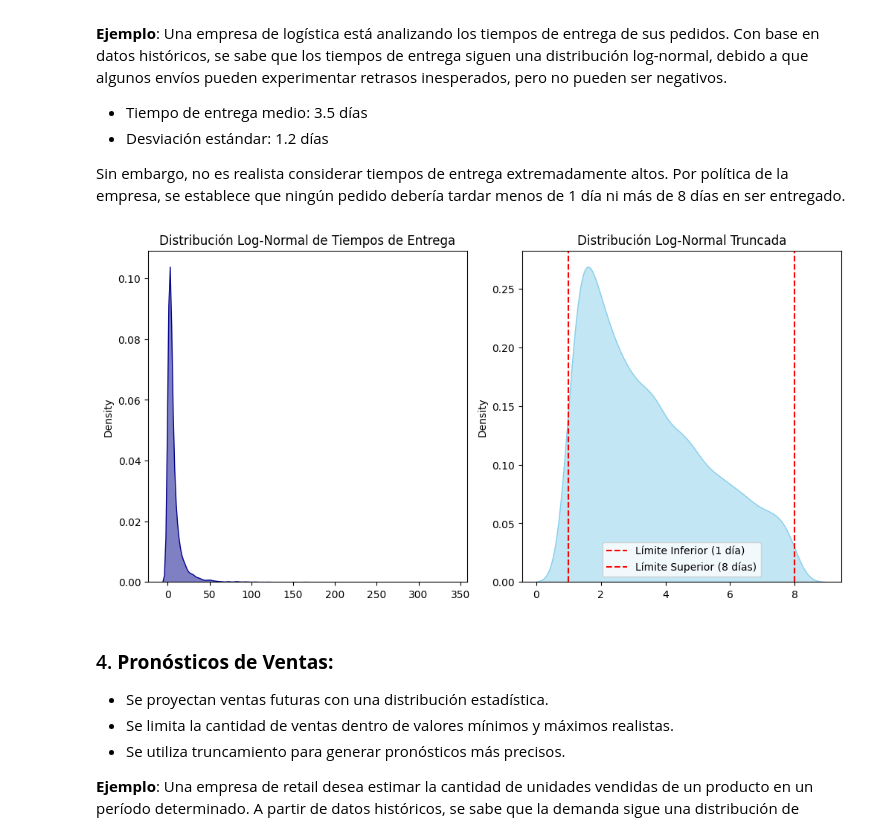
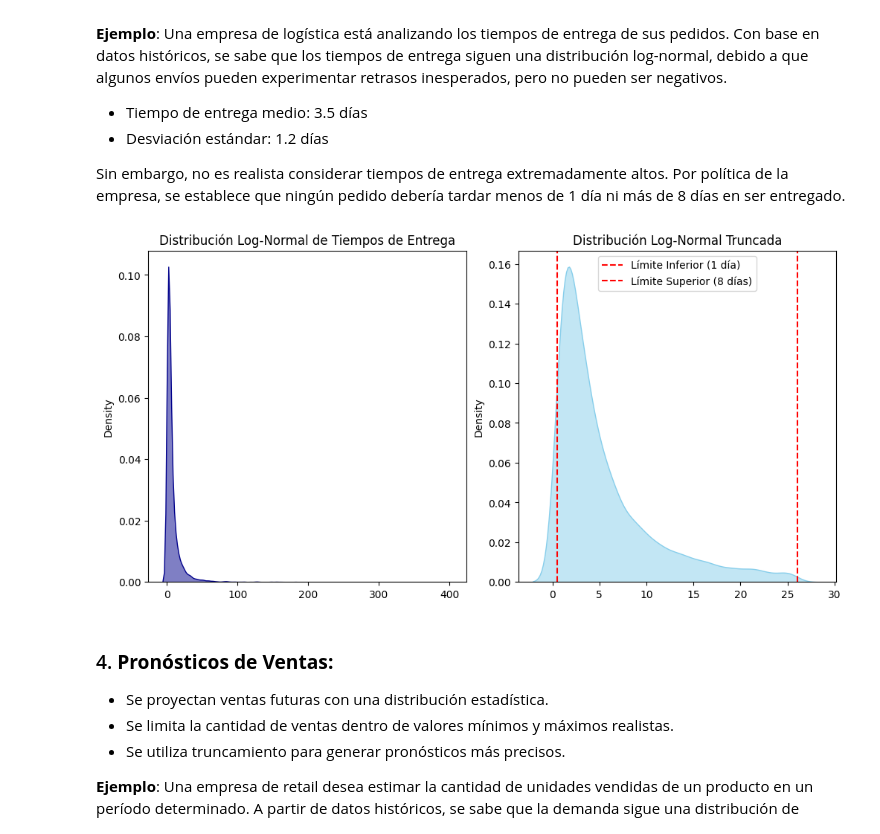
Before and after one commit to Tomaslopera/Truncamiento, a Jupyter notebook: Truncamiento.ipynb, the cells around one changed output. Cells and saved outputs as stored; diff of their text form; code cells hidden in the pictures.

```diff
--- a/Truncamiento.ipynb
+++ b/Truncamiento.ipynb
@@ -285,25 +287,28 @@ Sin embargo, no es realista considerar tiempos de entrega extremadamente altos.
 # %%
 fig, ax = plt.subplots(nrows=1, ncols=2, figsize=(10, 5), layout='constrained')
 
 mu, sigma = np.log(3.5), 1.2
 
 # Distribución Log-Normal
 lognorm_dist = np.random.lognormal(mean=mu, sigma=sigma, size=10000)
 sns.kdeplot(lognorm_dist, color='darkblue', fill=True, alpha=0.5, ax=ax[0])
 ax[0].set_title('Distribución Log-Normal de Tiempos de Entrega')
 
+delivery_min = np.percentile(lognorm_dist, 5)  # Límite inferior de entrega
+delivery_max = np.percentile(lognorm_dist, 95)  # Límite superior de entrega
+
 # Distribución Truncada
-delivery_min, delivery_max = 1, 8
+
 truncated_lognorm_dist = lognorm_dist[(lognorm_dist >= delivery_min) & (lognorm_dist <= delivery_max)]
 sns.kdeplot(truncated_lognorm_dist, color='skyblue', fill=True, alpha=0.5, ax=ax[1])
 ax[1].set_title('Distribución Log-Normal Truncada')
 ax[1].axvline(delivery_min, color='red', linestyle='dashed', label='Límite Inferior (1 día)')
 ax[1].axvline(delivery_max, color='red', linestyle='dashed', label='Límite Superior (8 días)')
 ax[1].legend()
 
 plt.show()
 # %% [output]
-[figure, old version]
+[figure, new version]
 # %% [markdown]
 ### 4. **Pronósticos de Ventas:**
    - Se proyectan ventas futuras con una distribución estadística.
```
Also changed, not shown: parts of 7 cells of this notebook.
